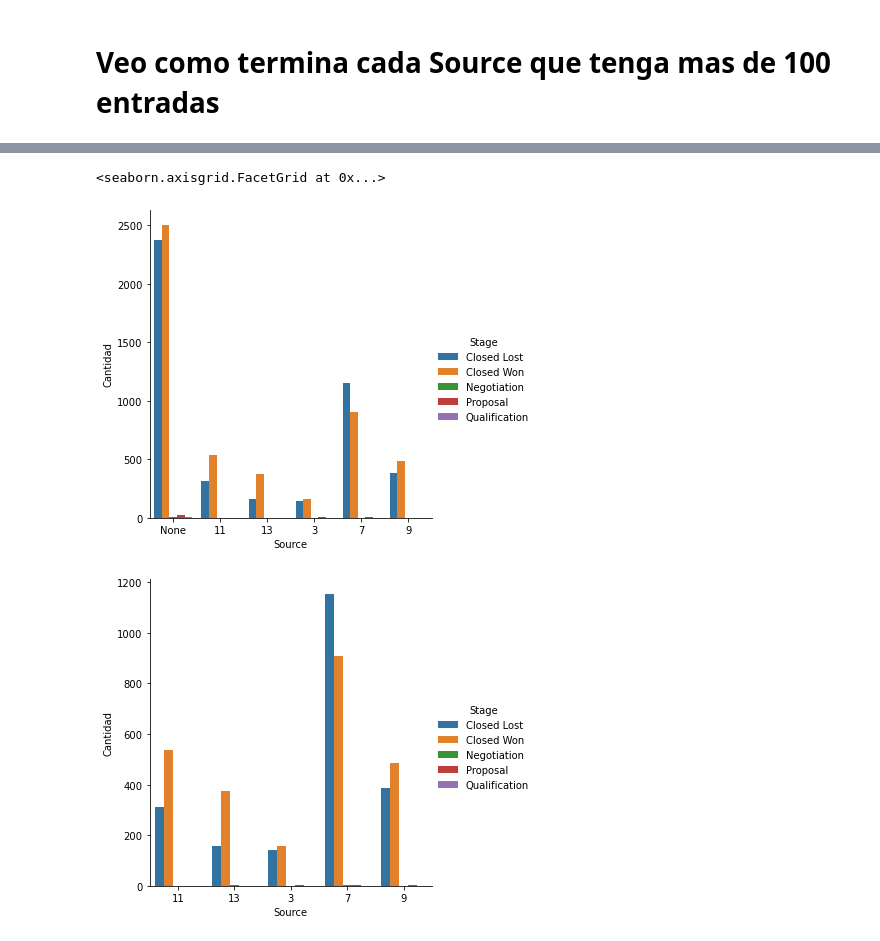
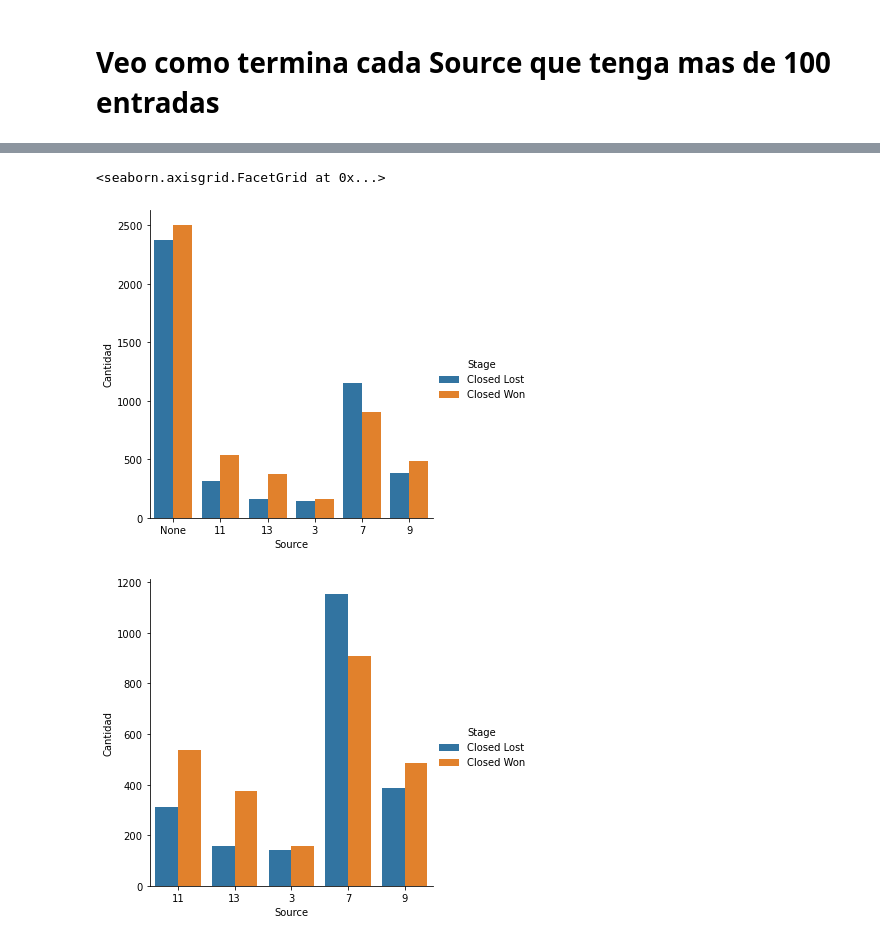
Before and after one commit to RiedelNicolas/75.06-2C2020-TP1, a Jupyter notebook: Source Analysis.ipynb, the cells around one changed output, grey strips where cells are left out. Saved outputs shown, nothing was run; the diff lists cells and outputs as text; code cells hidden in the pictures.

Commit message:
Termino el analisis de source

```diff
--- a/Source Analysis.ipynb
+++ b/Source Analysis.ipynb
@@ -106,6 +108,7 @@ sourcesVsStage.set_index("Source",inplace=True)
 sourcesVsStage["Total"] = total["Cantidad"]
 sourcesVsStage = sourcesVsStage[sourcesVsStage["Total"]>100]#Filtro a los q tienen mas de 100 entradas
 sourcesVsStage.reset_index(inplace=True)
+sourcesVsStage = sourcesVsStage[(sourcesVsStage["Stage"]=="Closed Won") | (sourcesVsStage["Stage"]=="Closed Lost")]
 sourcesVsStage
 # %% [output]
 |  | Source | Stage | Cantidad | Total |
@@ -128,10 +127,8 @@ sourcesVsStage
 # %%
 sns.catplot(x="Source",y="Cantidad",hue="Stage",data=sourcesVsStage,kind="bar")
-sourcesVsStage.drop(axis=0,labels=[0,1,2,3,4],inplace=True)
+sourcesVsStage.drop(axis=0,labels=[0,1],inplace=True)
 sns.catplot(x="Source",y="Cantidad",hue="Stage",data=sourcesVsStage,kind="bar")
-
-#ME PARECE QUE VA A SER MEJOR SOLO VER CLOSED WON Y CLOSED LOST PORQUE LOS OTROS TIENEN MUY POCOS VALORES
 # %% [output]
 <seaborn.axisgrid.FacetGrid at 0x...>
-[figure, old version]
+[figure, new version]
-[figure, old version]
+[figure, new version]
```
Also changed, not shown: parts of 5 cells of this notebook.
